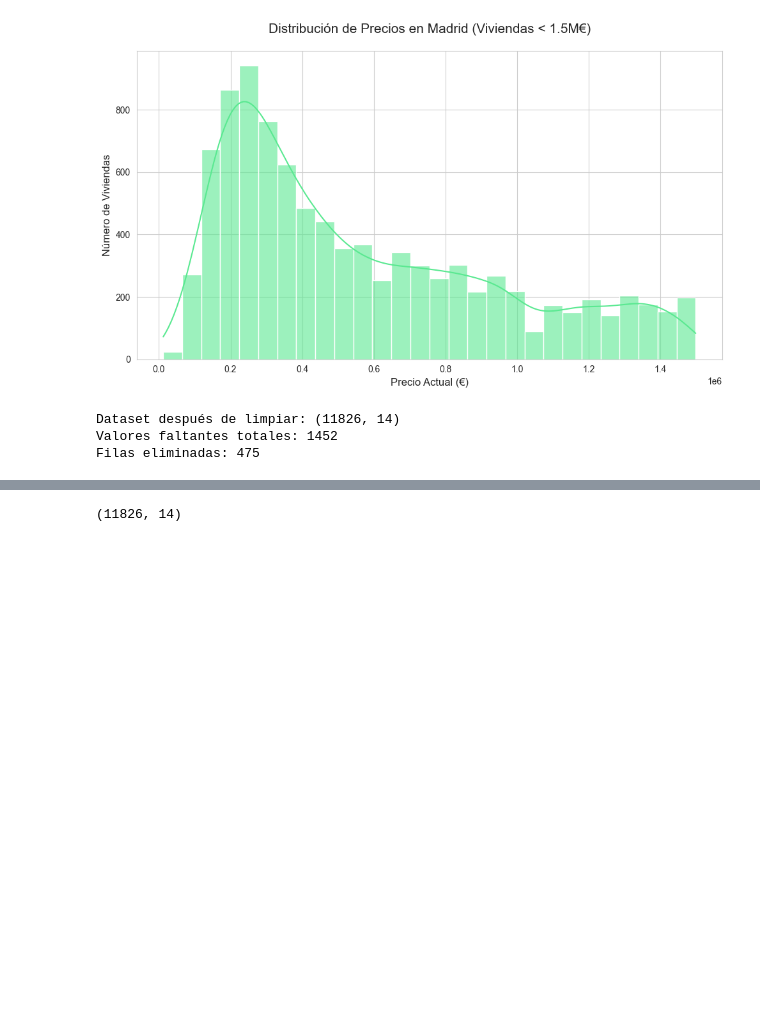
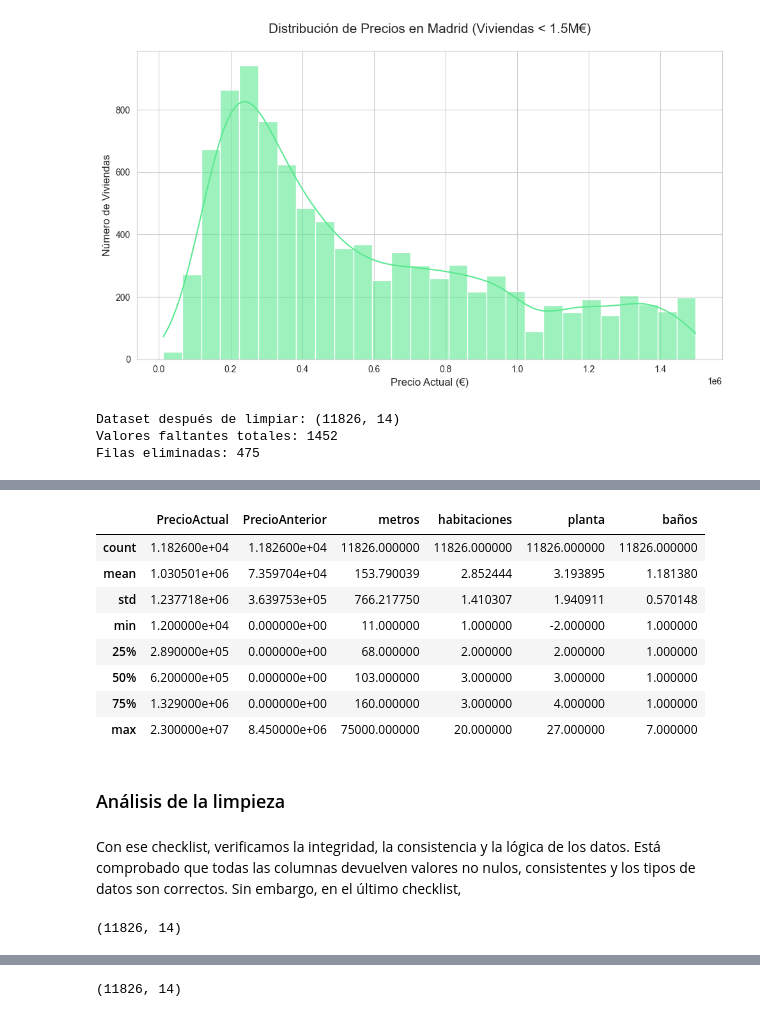
Before and after one commit to natashaaf/DataScience-Idealista, a Jupyter notebook: v2.idealista.ipynb, the cells around one changed output, grey strips where cells are left out. Saved outputs shown, nothing was run; the diff lists cells and outputs as text; code cells hidden in the pictures; blank space fills up the shorter version.

```diff
--- a/v2.idealista.ipynb
+++ b/v2.idealista.ipynb
@@ -325,0 +406,26 @@ Text(0.5, 1.0, 'Metros vs Precio Actual (Post Limpieza)')
+# %%
+# Limpieza de los datos numéricos
+# Usamos regex para quedarnos solo con el número de la planta y convertimos habitaciones a numérico
+planta_num = pd.to_numeric(df['planta'].astype(str).str.extract(r'(-?\d+)')[0], errors='coerce')
+habitaciones_num = pd.to_numeric(df['habitaciones'], errors='coerce')
+# %%
+# Cálculo con los valores de relleno
+
+# Usamos la mediana para los numéricos
+mediana_plantas = planta_num.median()
+mediana_habitaciones = habitaciones_num.median()
+
+# Usamos la moda para los categóricos
+moda_localizacion = df['localizacion'].mode()[0]
+moda_ascensor = df['ascensor'].mode()[0]
+moda_tags = df['tags'].mode()[0]
+moda_descripcion = df['descripcion'].mode()[0]
+# %%
+# Imputación
+# Rellenamos los nulos con los valores calculados
+df['planta'] = planta_num.fillna(mediana_plantas)
+df['habitaciones'] = habitaciones_num.fillna(mediana_habitaciones)
+df['localizacion'] = df['localizacion'].fillna(moda_localizacion)
+df['ascensor'] = df['ascensor'].fillna(moda_ascensor)
+df['tags'] = df['tags'].fillna(moda_tags)
+df['descripcion'] = df['descripcion'].fillna(moda_descripcion)
@@ -325,0 +477,17 @@ Text(0.5, 1.0, 'Metros vs Precio Actual (Post Limpieza)')
+# %%
+# Comprobación si los valores son lógicos
+df.describe()
+# %% [output]
+|  | PrecioActual | PrecioAnterior | metros | habitaciones | planta | baños |
+| count | 1.182600e+04 | 1.182600e+04 | 11826.000000 | 11826.000000 | 11826.000000 | 11826.000000 |
+| mean | 1.030501e+06 | 7.359704e+04 | 153.790039 | 2.852444 | 3.193895 | 1.181380 |
+| std | 1.237718e+06 | 3.639753e+05 | 766.217750 | 1.410307 | 1.940911 | 0.570148 |
+| min | 1.200000e+04 | 0.000000e+00 | 11.000000 | 1.000000 | -2.000000 | 1.000000 |
+| 25% | 2.890000e+05 | 0.000000e+00 | 68.000000 | 2.000000 | 2.000000 | 1.000000 |
+| 50% | 6.200000e+05 | 0.000000e+00 | 103.000000 | 3.000000 | 3.000000 | 1.000000 |
+| 75% | 1.329000e+06 | 0.000000e+00 | 160.000000 | 3.000000 | 4.000000 | 1.000000 |
+| max | 2.300000e+07 | 8.450000e+06 | 75000.000000 | 20.000000 | 27.000000 | 7.000000 |
+# %% [markdown]
+### Análisis de la limpieza
+# %% [markdown]
+Con ese checklist, verificamos la integridad, la consistencia y la lógica de los datos. Está comprobado que todas las columnas devuelven valores no nulos, consistentes y los tipos de datos son correctos. Sin embargo, en el último checklist,
@@ -326,3 +497,7 @@ Text(0.5, 1.0, 'Metros vs Precio Actual (Post Limpieza)')
+# %%
+df.shape
+# %% [output]
+(11826, 14)
 # %%
 # no se si dejar estos pisos
 #podria = dejarlos, eliminarlos, hacer una "transformacion algoritmica" para que se enconga la diferencia, o segmentarlo(en superLujo=1)
```
Also changed, not shown: parts of 16 cells of this notebook.
